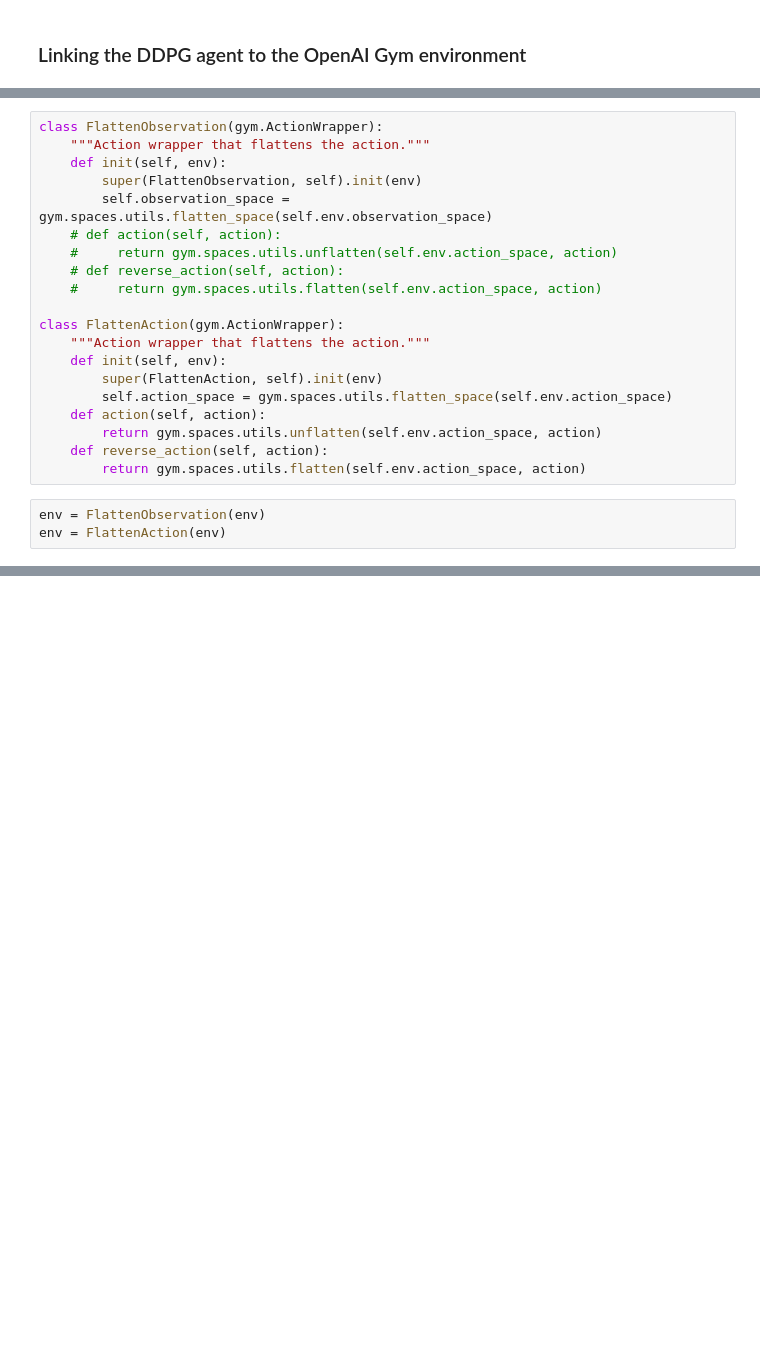
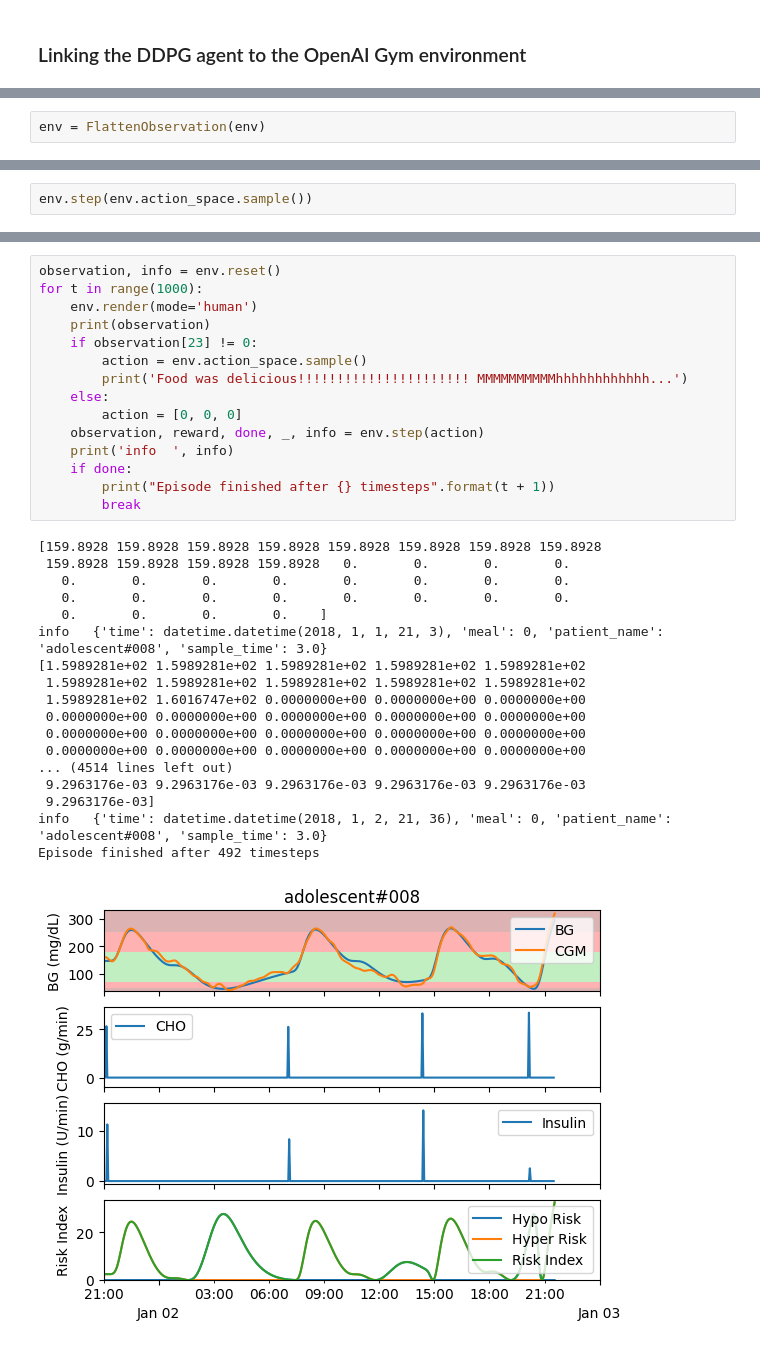
Before and after one commit to homolan13/RL_Project_DeepRL, a Jupyter notebook: bolus_glucose_control.ipynb, the cells around one changed output, grey strips where cells are left out. Saved outputs shown, nothing was run; the diff lists cells and outputs as text; blank space fills up the shorter version.

```diff
--- a/bolus_glucose_control.ipynb
+++ b/bolus_glucose_control.ipynb
@@ -169,23 +168,2 @@ env = gym.make('simglucose-bolus')
-# %%
-class FlattenObservation(gym.ActionWrapper):
-    """Action wrapper that flattens the action."""
-    def init(self, env):
-        super(FlattenObservation, self).init(env)
-        self.observation_space = gym.spaces.utils.flatten_space(self.env.observation_space)
-    # def action(self, action):
-    #     return gym.spaces.utils.unflatten(self.env.action_space, action)
-    # def reverse_action(self, action):
-    #     return gym.spaces.utils.flatten(self.env.action_space, action)
-
-class FlattenAction(gym.ActionWrapper):
-    """Action wrapper that flattens the action."""
-    def init(self, env):
-        super(FlattenAction, self).init(env)
-        self.action_space = gym.spaces.utils.flatten_space(self.env.action_space)
-    def action(self, action):
-        return gym.spaces.utils.unflatten(self.env.action_space, action)
-    def reverse_action(self, action):
-        return gym.spaces.utils.flatten(self.env.action_space, action)
 # %%
 env = FlattenObservation(env)
-env = FlattenAction(env)
@@ -191,0 +188,2 @@ env = FlattenAction(env)
+# %%
+env.step(env.action_space.sample())
@@ -191,0 +208,34 @@ env = FlattenAction(env)
+# %%
+observation, info = env.reset()
+for t in range(1000):
+    env.render(mode='human')
+    print(observation)
+    if observation[23] != 0:
+        action = env.action_space.sample()
+        print('Food was delicious!!!!!!!!!!!!!!!!!!!!!! MMMMMMMMMMhhhhhhhhhhhh...')
+    else:
+        action = [0, 0, 0]
+    observation, reward, done, _, info = env.step(action)
+    print('info  ', info)
+    if done:
+        print("Episode finished after {} timesteps".format(t + 1))
+        break
+# %% [output]
+[159.8928 159.8928 159.8928 159.8928 159.8928 159.8928 159.8928 159.8928
+ 159.8928 159.8928 159.8928 159.8928   0.       0.       0.       0.
+   0.       0.       0.       0.       0.       0.       0.       0.
+   0.       0.       0.       0.       0.       0.       0.       0.
+   0.       0.       0.       0.    ]
+info   {'time': datetime.datetime(2018, 1, 1, 21, 3), 'meal': 0, 'patient_name': 'adolescent#008', 'sample_time': 3.0}
+[1.5989281e+02 1.5989281e+02 1.5989281e+02 1.5989281e+02 1.5989281e+02
+ 1.5989281e+02 1.5989281e+02 1.5989281e+02 1.5989281e+02 1.5989281e+02
+ 1.5989281e+02 1.6016747e+02 0.0000000e+00 0.0000000e+00 0.0000000e+00
+ 0.0000000e+00 0.0000000e+00 0.0000000e+00 0.0000000e+00 0.0000000e+00
+ 0.0000000e+00 0.0000000e+00 0.0000000e+00 0.0000000e+00 0.0000000e+00
+ 0.0000000e+00 0.0000000e+00 0.0000000e+00 0.0000000e+00 0.0000000e+00
+... (4514 lines left out)
+ 9.2963176e-03 9.2963176e-03 9.2963176e-03 9.2963176e-03 9.2963176e-03
+ 9.2963176e-03]
+info   {'time': datetime.datetime(2018, 1, 2, 21, 36), 'meal': 0, 'patient_name': 'adolescent#008', 'sample_time': 3.0}
+Episode finished after 492 timesteps
+[figure, added]
```
Also changed, not shown: parts of 14 cells of this notebook.
